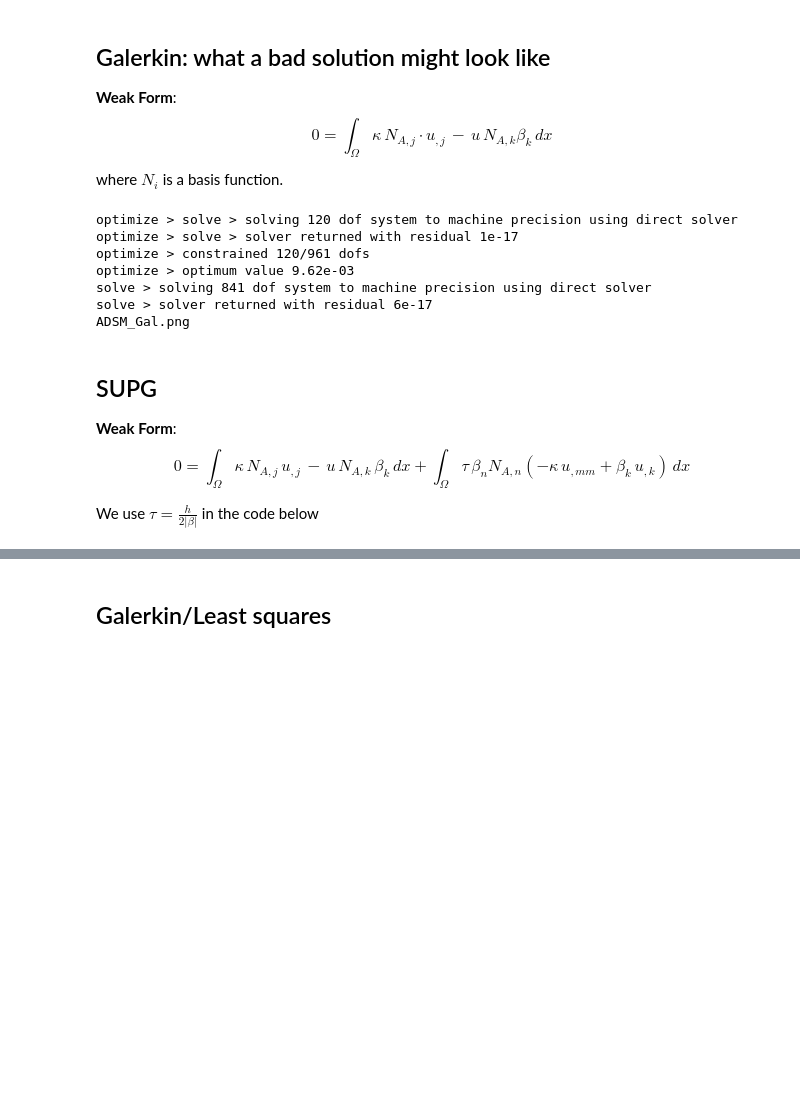
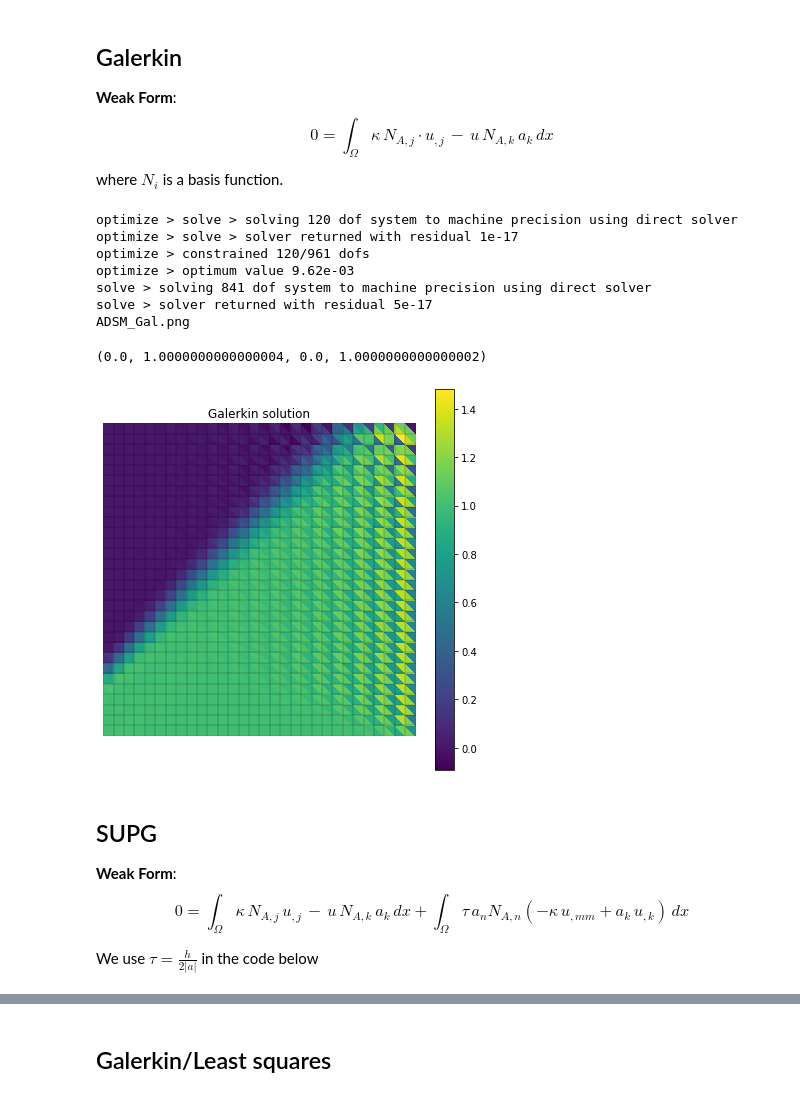
Before and after one commit to fabaidoo/AdvectionDominatedSkewMesh, a Jupyter notebook: AdvectionDominatedSkewMesh.ipynb, the cells around one changed output, grey strips where cells are left out. Cells and saved outputs as stored; diff of their text form; code cells hidden in the pictures; blank space fills up the shorter version.

Commit message:
figured out how to plot within the jupyter notebook

```diff
--- a/AdvectionDominatedSkewMesh.ipynb
+++ b/AdvectionDominatedSkewMesh.ipynb
@@ -16,17 +15,18 @@ import inspect
 # %% [markdown]
-## Galerkin: what a bad solution might look like
+## Galerkin
 
-**Weak Form**: $$0 = \int_\Omega \kappa \, N_{A, j}\cdot u_{, j} \,-\, u\, N_{A, k}\beta_k \, dx$$
+**Weak Form**: $$0 = \int_\Omega \kappa \, N_{A, j}\cdot u_{, j} \,-\, u\, N_{A, k} \,a_k \, dx$$
 where $N_i$ is a basis function.
 # %%
 degree = 1 #degree of basis functions
 nelems = 30 #number of elements along edge of unit square
 etype = 'square'
 
+theta = np.pi/4
 topo, geom =  ntl.mesh.unitsquare(nelems, etype) #rectilinear([np.linspace(0,1, nx), np.linspace(0,1, ny) ])
 ns = ntl.function.Namespace()
 ns.x = geom
-ns.beta= np.array([0.5, 1.0])
+ns.a = np.array([np.cos(np.pi/4), np.sin(np.pi/4)])
 ns.kappa = 1e-3
 ns.basis = topo.basis('lagrange', degree = degree)
 ns.u = 'basis_i ?dofs_i'
@@ -38,44 +38,54 @@ ns.badbnd = topo.boundary['left'].indicator(topo.boundary['left'][0:int(nelems/5
 sqr = topo.boundary['bottom'].integral('(u - 1)^2 d:x' @ ns, degree = degree*2)
 sqr += topo.boundary['left'].integral( '(u - badbnd)^2 d:x' @ ns, degree = degree*2 )
 sqr += topo.boundary['right'].integral( '(u - 0)^2 d:x' @ ns, degree = degree*2 )
 sqr += topo.boundary['top'].integral( '(u - 0)^2 d:x' @ ns, degree = degree*2 )
 cons = ntl.solver.optimize('dofs', sqr, droptol=1e-15) #this applies the boundary condition to u
 '''
 print(topo.boundary['left'][0:int(nelems/5)])
 bezier = topo.sample('bezier', 2)
 bezier2 = topo.boundary['left'].sample('bezier', 2)
 x = bezier2.eval(ns.x[1])
 badbnd1 = bezier2.eval(2* topo.boundary['left'].indicator(topo.boundary['left'][0:int(nelems/5)]))
 print(badbnd1, x)
 plt.plot(x, badbnd1, '*')
 '''
 
 #residual
-res = topo.integral( '(kappa basis_i,j u_,j  - u basis_i,n beta_n) d:x' @ ns, degree = degree * 2)
+res = topo.integral( '(kappa basis_i,j u_,j  - u basis_i,n a_n) d:x' @ ns, degree = degree * 2)
 
 lhs = ntl.solver.solve_linear('dofs', res, constrain= cons)
 
 bezier = topo.sample('bezier', 2)
 x = bezier.eval('x_i' @ ns)
 u = bezier.eval('u' @ ns, dofs = lhs)
 
-ntl.export.triplot('ADSM_Gal.png', x, u, tri=bezier.tri, hull=bezier.hull)
+#ntl.export.triplot('ADSM_Gal.png', x, u, tri=bezier.tri, hull=bezier.hull)
+fig = plt.figure(figsize = (7,7))
+ax = fig.add_subplot(111, aspect= 'equal')
+im = ax.tripcolor(x[:,0], x[:, 1], bezier.tri, u)
+fig.colorbar(im)
+ax.autoscale(enable= True, axis = 'both', tight = 'True')
+ax.set_title('Galerkin solution')
+ax.add_collection(collections.LineCollection(x[bezier.hull], colors='k', linewidths= .1))
+plt.axis('off')
 # %% [output]
 optimize > solve > solving 120 dof system to machine precision using direct solver
 optimize > solve > solver returned with residual 1e-17
 optimize > constrained 120/961 dofs
 optimize > optimum value 9.62e-03
 solve > solving 841 dof system to machine precision using direct solver
-solve > solver returned with residual 6e-17
+solve > solver returned with residual 5e-17
 ADSM_Gal.png
+(0.0, 1.0000000000000004, 0.0, 1.0000000000000002)
+[figure, added]
 # %% [markdown]
 ## SUPG
 
 **Weak Form**:
-$$0 = \int_\Omega \kappa \, N_{A, j}\, u_{, j} \,-\, u\, N_{A, k}\,\beta_k \, dx + \int_\Omega \tau\, \beta_n N_{A, n}
-( - \kappa\, u_{, mm} + \beta_k\, u_{,k}) \, dx$$
+$$0 = \int_\Omega \kappa \, N_{A, j}\, u_{, j} \,-\, u\, N_{A, k}\,a_k \, dx + \int_\Omega \tau\, a_n N_{A, n}
+( - \kappa\, u_{, mm} + a_k\, u_{,k}) \, dx$$
 
-We use $\tau = \frac{h}{2|\beta|}$ in the code below
+We use $\tau = \frac{h}{2|a|}$ in the code below
 # %%
 degree = 1 #degree of basis functions
 nelems = 30 #number of elements along edge of unit square
```
Also changed, not shown: parts of 8 cells of this notebook, 4 other files.
